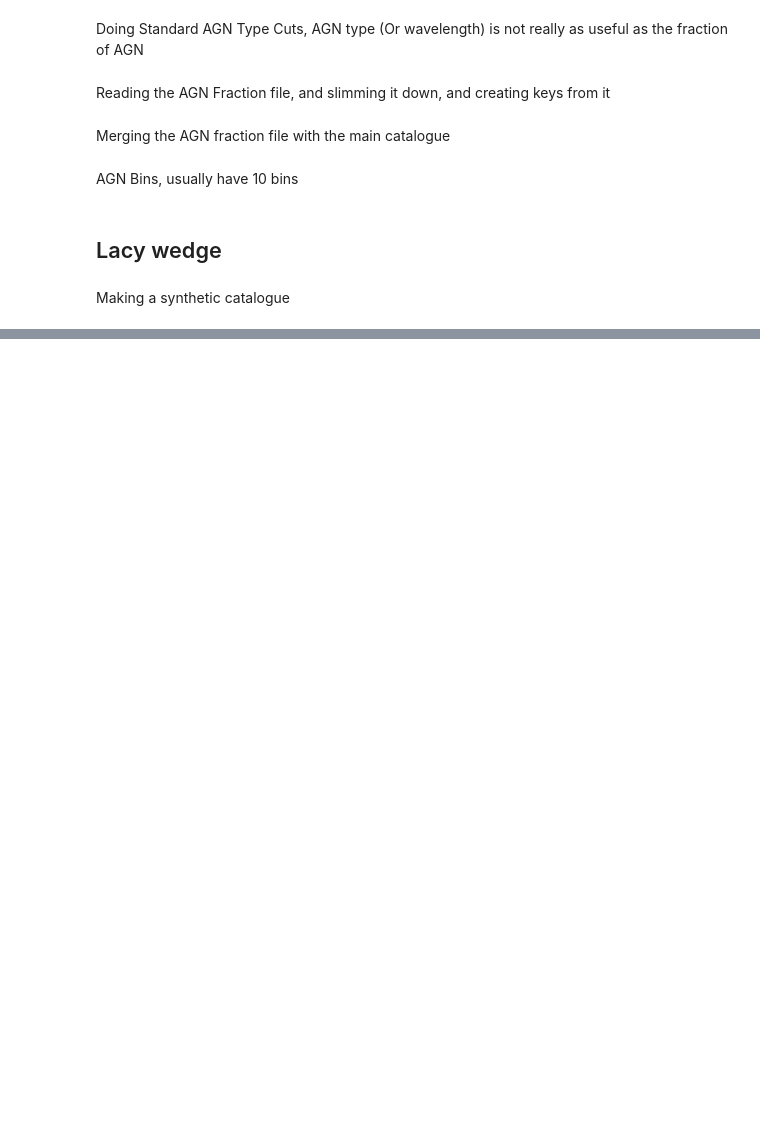
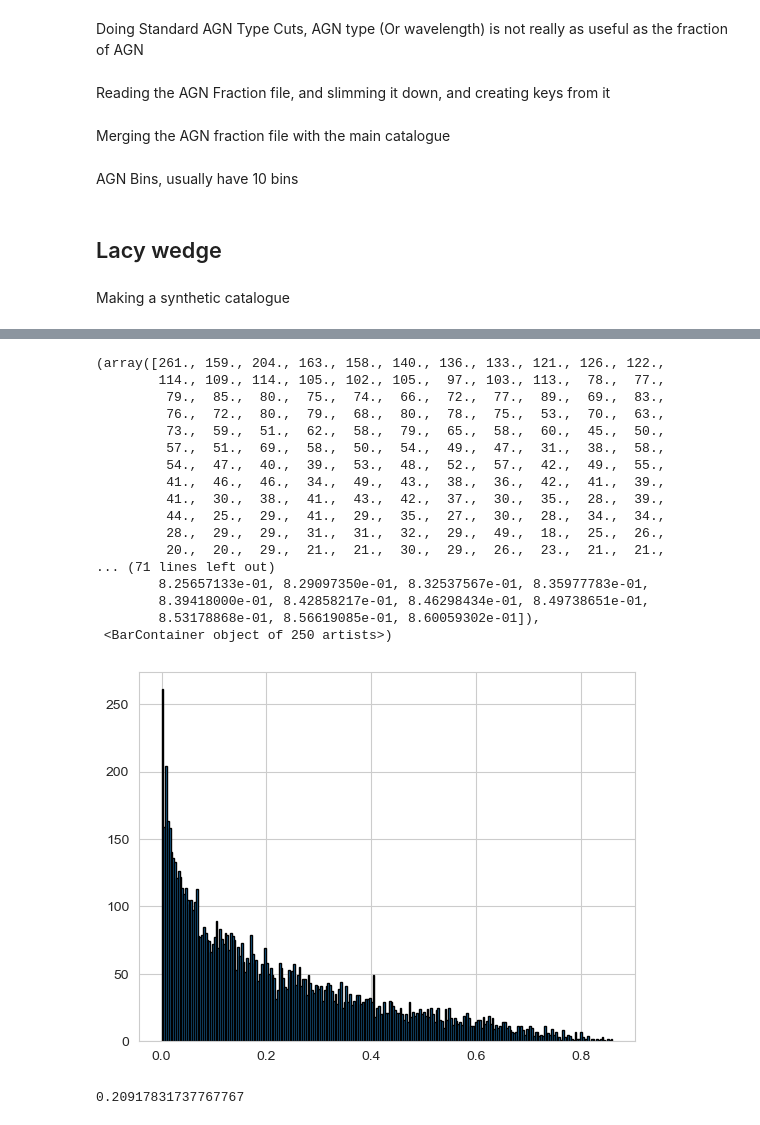
Before and after one commit to eddie-cunning/AGN_Template, a Jupyter notebook: catalogue_prepare.ipynb, the cells around one changed output, grey strips where cells are left out. Drawn from its saved outputs; the diff is of its cells as text; code cells hidden in the pictures; blank space fills up the shorter version.

```diff
--- a/catalogue_prepare.ipynb
+++ b/catalogue_prepare.ipynb
@@ -440,0 +466,42 @@ round(inverse_log(np.random.rand() * x_intercept_log, a_opt, b_opt, c_opt, d_opt
+# %%
+# randomiser
+
+def randomiser(function=log, inputs=None, ncontrol=10**6, size=0):
+    samples = []
+    loop_no = 0
+    while len(samples) < size and loop_no < ncontrol:
+        loop_no += 1
+        sample = np.random.rand()
+        if np.random.rand() < function(sample, *inputs):
+            samples.append(sample)
+
+    return samples
+# %%
+no_of_galaxies = 10000
+
+agn_fractions = randomiser(log, inputs=[*popt], size=no_of_galaxies)
+
+plt.hist(agn_fractions, bins=250, edgecolor='black')
+# %% [output]
+(array([261., 159., 204., 163., 158., 140., 136., 133., 121., 126., 122.,
+        114., 109., 114., 105., 102., 105.,  97., 103., 113.,  78.,  77.,
+         79.,  85.,  80.,  75.,  74.,  66.,  72.,  77.,  89.,  69.,  83.,
+         76.,  72.,  80.,  79.,  68.,  80.,  78.,  75.,  53.,  70.,  63.,
+         73.,  59.,  51.,  62.,  58.,  79.,  65.,  58.,  60.,  45.,  50.,
+         57.,  51.,  69.,  58.,  50.,  54.,  49.,  47.,  31.,  38.,  58.,
+         54.,  47.,  40.,  39.,  53.,  48.,  52.,  57.,  42.,  49.,  55.,
+         41.,  46.,  46.,  34.,  49.,  43.,  38.,  36.,  42.,  41.,  39.,
+         41.,  30.,  38.,  41.,  43.,  42.,  37.,  30.,  35.,  28.,  39.,
+         44.,  25.,  29.,  41.,  29.,  35.,  27.,  30.,  28.,  34.,  34.,
+         28.,  29.,  29.,  31.,  31.,  32.,  29.,  49.,  18.,  25.,  26.,
+         20.,  20.,  29.,  21.,  21.,  30.,  29.,  26.,  23.,  21.,  21.,
+... (71 lines left out)
+        8.25657133e-01, 8.29097350e-01, 8.32537567e-01, 8.35977783e-01,
+        8.39418000e-01, 8.42858217e-01, 8.46298434e-01, 8.49738651e-01,
+        8.53178868e-01, 8.56619085e-01, 8.60059302e-01]),
+ <BarContainer object of 250 artists>)
+[figure, added]
+# %%
+np.random.uniform(low=0,high=1)
+# %% [output]
+0.20917831737767767
```
Also changed, not shown: parts of 10 cells of this notebook, 4 other files.
